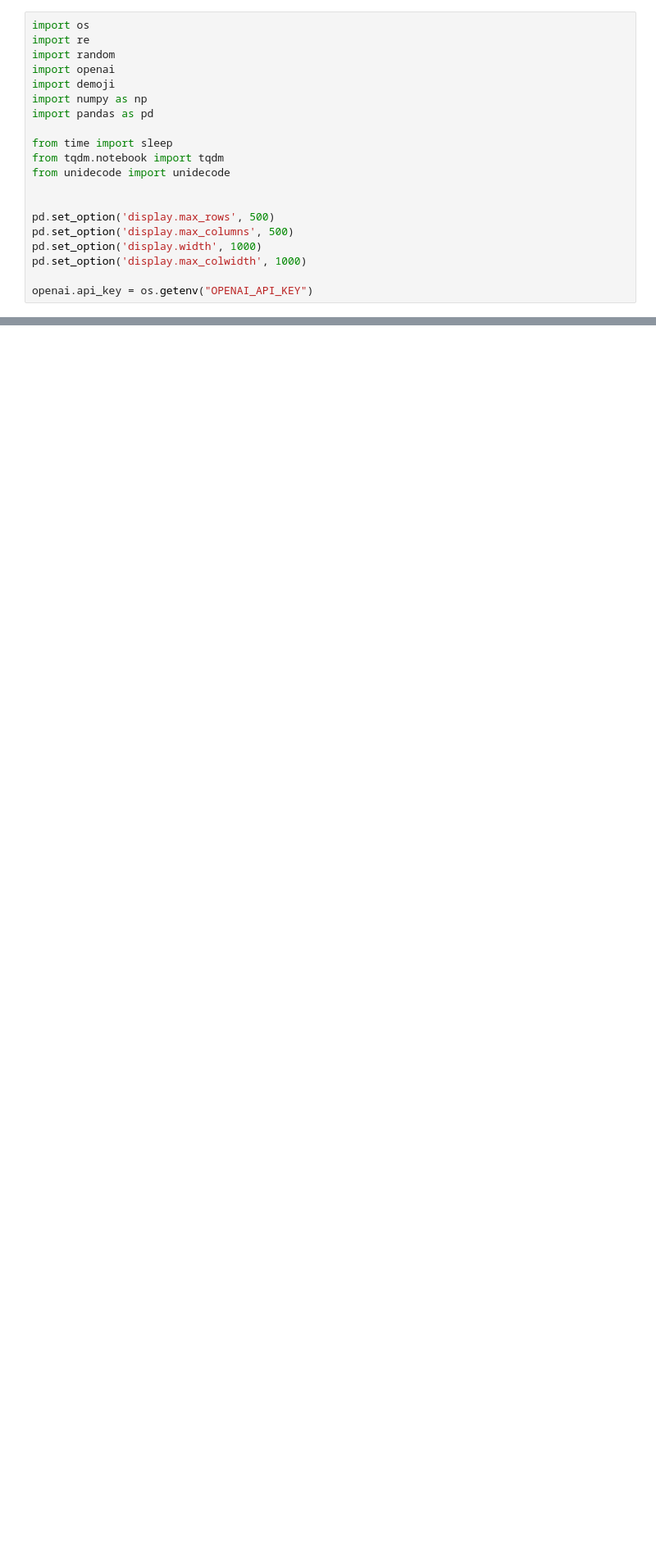
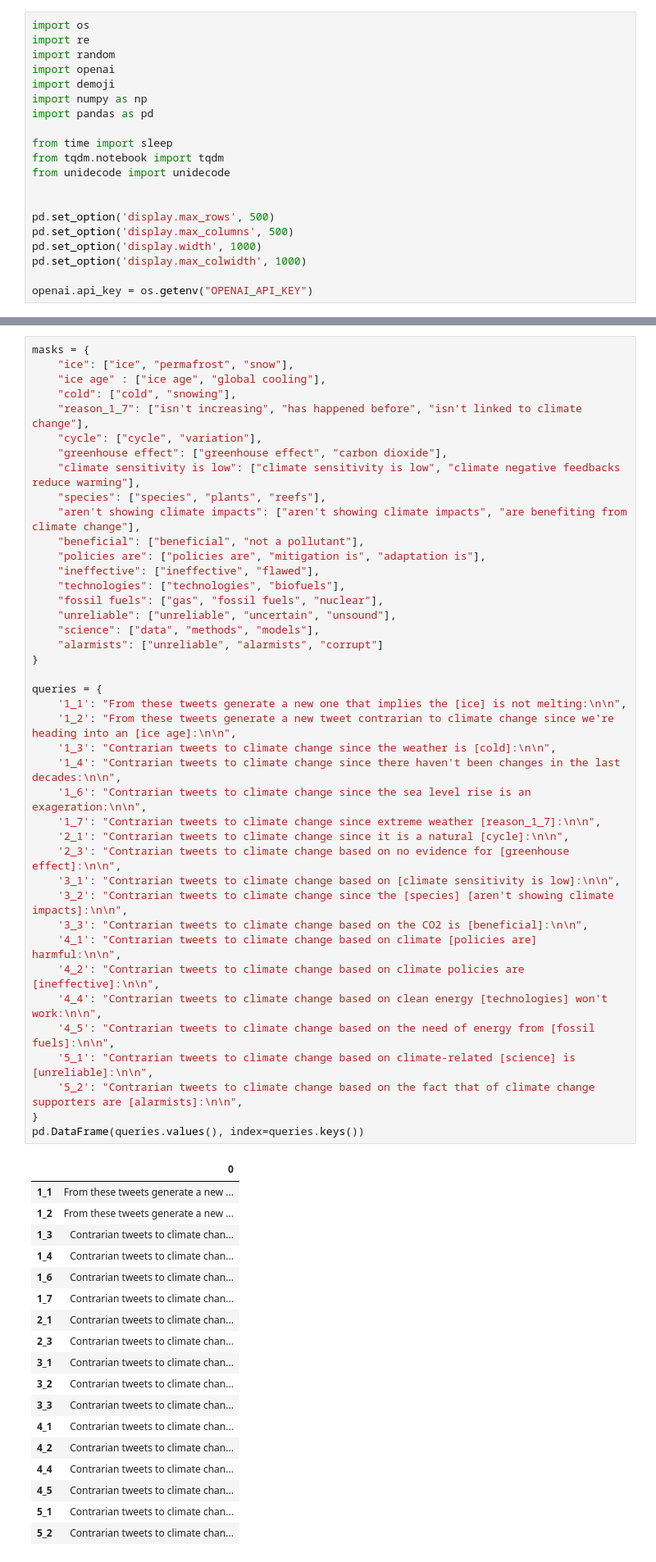
Before and after one commit to crarojasca/MDFI_misinformation, a Jupyter notebook: GPT-3/GPT-3-taxonomy_generator.ipynb, the cells around one changed output, grey strips where cells are left out. Shown at 82% size. Drawn from its saved outputs; the diff is of its cells as text; blank space fills up the shorter version.

Commit message:
last changes

```diff
--- a/GPT-3/GPT-3-taxonomy_generator.ipynb
+++ b/GPT-3/GPT-3-taxonomy_generator.ipynb
@@ -34,2 +34,62 @@ elif DATA=="CARDS":
 # %% [markdown]
 <img src="../images/image.png" alt="drawing" width="600"/>
+# %%
+masks = {
+    "ice": ["ice", "permafrost", "snow"],
+    "ice age" : ["ice age", "global cooling"],
+    "cold": ["cold", "snowing"],
+    "reason_1_7": ["isn't increasing", "has happened before", "isn't linked to climate change"],
+    "cycle": ["cycle", "variation"],
+    "greenhouse effect": ["greenhouse effect", "carbon dioxide"],
+    "climate sensitivity is low": ["climate sensitivity is low", "climate negative feedbacks reduce warming"],
+    "species": ["species", "plants", "reefs"],
+    "aren't showing climate impacts": ["aren't showing climate impacts", "are benefiting from climate change"],
+    "beneficial": ["beneficial", "not a pollutant"],
+    "policies are": ["policies are", "mitigation is", "adaptation is"],
+    "ineffective": ["ineffective", "flawed"],
+    "technologies": ["technologies", "biofuels"],
+    "fossil fuels": ["gas", "fossil fuels", "nuclear"],
+    "unreliable": ["unreliable", "uncertain", "unsound"],
+    "science": ["data", "methods", "models"],
+    "alarmists": ["unreliable", "alarmists", "corrupt"]
+}
+
+queries = {
+    '1_1': "From these tweets generate a new one that implies the [ice] is not melting:\n\n",
+    '1_2': "From these tweets generate a new tweet contrarian to climate change since we're heading into an [ice age]:\n\n",
+    '1_3': "Contrarian tweets to climate change since the weather is [cold]:\n\n",
+    '1_4': "Contrarian tweets to climate change since there haven't been changes in the last decades:\n\n",
+    '1_6': "Contrarian tweets to climate change since the sea level rise is an exageration:\n\n",
+    '1_7': "Contrarian tweets to climate change since extreme weather [reason_1_7]:\n\n",
+    '2_1': "Contrarian tweets to climate change since it is a natural [cycle]:\n\n",
+    '2_3': "Contrarian tweets to climate change based on no evidence for [greenhouse effect]:\n\n",
+    '3_1': "Contrarian tweets to climate change based on [climate sensitivity is low]:\n\n",
+    '3_2': "Contrarian tweets to climate change since the [species] [aren't showing climate impacts]:\n\n",
+    '3_3': "Contrarian tweets to climate change based on the CO2 is [beneficial]:\n\n",
+    '4_1': "Contrarian tweets to climate change based on climate [policies are] harmful:\n\n",
+    '4_2': "Contrarian tweets to climate change based on climate policies are [ineffective]:\n\n",
+    '4_4': "Contrarian tweets to climate change based on clean energy [technologies] won't work:\n\n",
+    '4_5': "Contrarian tweets to climate change based on the need of energy from [fossil fuels]:\n\n",
+    '5_1': "Contrarian tweets to climate change based on climate-related [science] is [unreliable]:\n\n",
+    '5_2': "Contrarian tweets to climate change based on the fact that of climate change supporters are [alarmists]:\n\n",
+}
+pd.DataFrame(queries.values(), index=queries.keys())
+# %% [output]
+|  | 0 |
+| 1_1 | From these tweets generate a new ... |
+| 1_2 | From these tweets generate a new ... |
+| 1_3 | Contrarian tweets to climate chan... |
+| 1_4 | Contrarian tweets to climate chan... |
+| 1_6 | Contrarian tweets to climate chan... |
+| 1_7 | Contrarian tweets to climate chan... |
+| 2_1 | Contrarian tweets to climate chan... |
+| 2_3 | Contrarian tweets to climate chan... |
+| 3_1 | Contrarian tweets to climate chan... |
+| 3_2 | Contrarian tweets to climate chan... |
+| 3_3 | Contrarian tweets to climate chan... |
+| 4_1 | Contrarian tweets to climate chan... |
+| 4_2 | Contrarian tweets to climate chan... |
+| 4_4 | Contrarian tweets to climate chan... |
+| 4_5 | Contrarian tweets to climate chan... |
+| 5_1 | Contrarian tweets to climate chan... |
+| 5_2 | Contrarian tweets to climate chan... |
```
Also changed, not shown: parts of 10 cells of this notebook, 7 other files.
